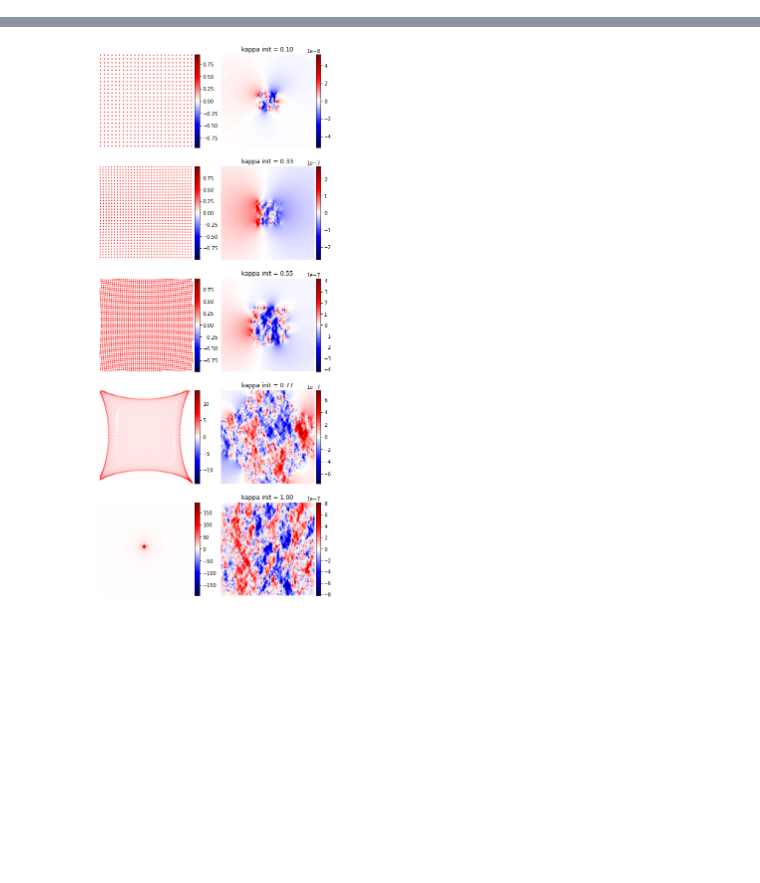
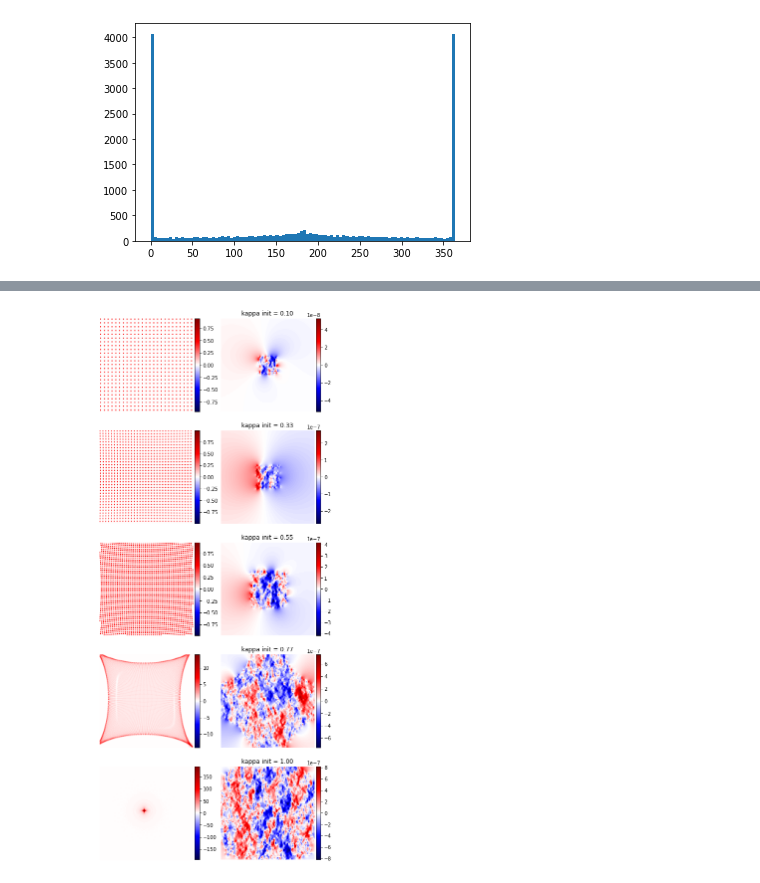
Before and after one commit to AlexandreAdam/Censai, a Jupyter notebook: notebooks/test_initial_gradient.ipynb, the cells around one changed output, grey strips where cells are left out. Cells and saved outputs as stored; diff of their text form; code cells hidden in the pictures; blank space fills up the shorter version.

```diff
--- a/notebooks/test_initial_gradient.ipynb
+++ b/notebooks/test_initial_gradient.ipynb
@@ -396,6 +396,17 @@ source /= tf.reduce_max(source, axis=(1, 2, 3), keepdims=True)
 X = phys.noisy_forward(source, kappa, noise_rms=noise_rms)
 X = tf.nn.relu(X)
 X /= tf.reduce_max(X, axis=(1, 2, 3), keepdims=True)
+# %%
+alpha_x, alpha_y = phys.deflection_angle(kappa)
+x_src = phys.ximage - alpha_x
+y_src = phys.yimage - alpha_y
+x_src_pix, y_src_pix = phys.src_coord_to_pix(x_src, y_src)
+# warp = tf.concat([x_src_pix, y_src_pix], axis=-1)
+# im = tfa.image.resampler(source, warp)  # bilinear interpolation of source on warp grid
+# %%
+plt.hist(x_src_pix.numpy().ravel(), bins=100);
+# %% [output]
+[figure, added]
 # %%
 # phys.kappa_fov=20
 # phys.image_fov=20
```
Also changed, not shown: parts of 7 cells of this notebook, 1 other file.
